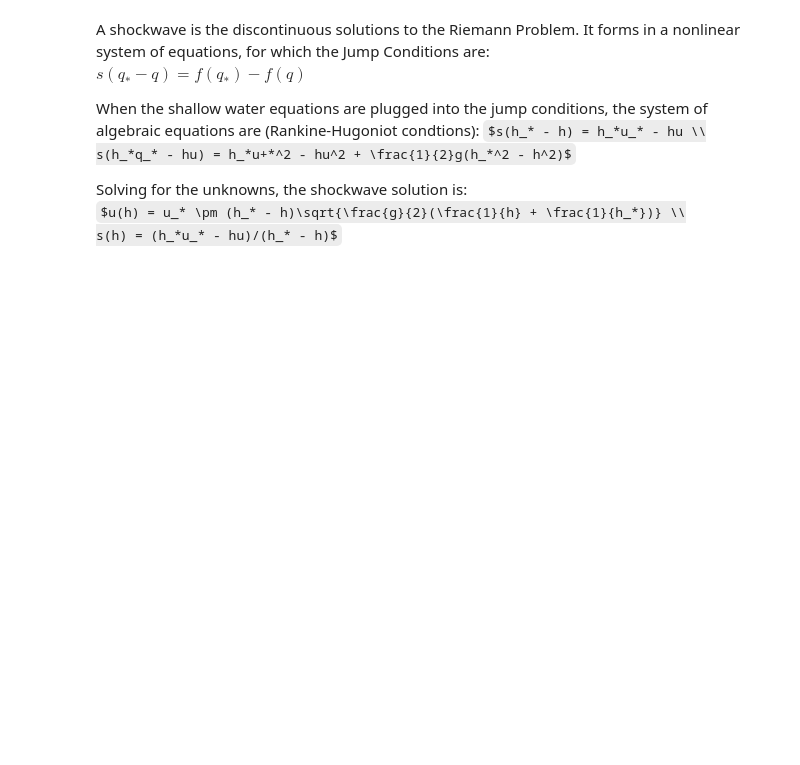
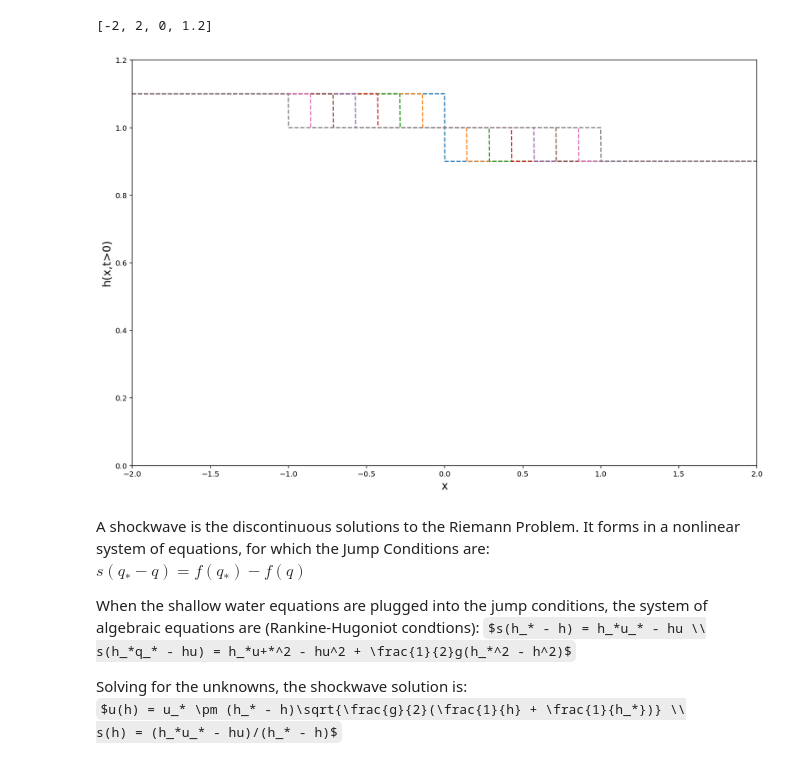
Before and after one commit to blacy/BriannaErinSeminar, a Jupyter notebook: seminar_final.ipynb, the cells around one changed output. Saved outputs shown, nothing was run; the diff lists cells and outputs as text; code cells hidden in the pictures; some formulas as TeX source; blank space fills up the shorter version.

```diff
--- a/seminar_final.ipynb
+++ b/seminar_final.ipynb
@@ -53,3 +154,24 @@ $ <br />
+# %%
+# make a movie, or plot with h(x,t) and u(x,t) for several t
+u0 = 0.0
+D0 = 1.0
+a = 0.1
+t0 =0.0
+g = 1.0
+h0 = np.concatenate((np.zeros(50)+D0+a,np.zeros(50)+D0-a))
+x = np.linspace(-10.0,10.0,10000)
+
+plt.figure(figsize=(15,10))
+for t in np.linspace(0.0,1.0,8):
+    ht,ut = h(x,t,h0,u0,t0,D0,a,g)
+    plt.plot(x,ht,linestyle='--')
+
+plt.ylabel('h(x,t>0)',fontsize=15)
+plt.xlabel('x',fontsize=15)
+plt.axis([-2,2,0,1.2])
+# %% [output]
+[-2, 2, 0, 1.2]
+[figure, added]
 # %% [markdown]
 A shockwave is the discontinuous solutions to the Riemann Problem. It forms in a nonlinear system of equations, for which the Jump Conditions are: <br />
 $s(q_* - q) = f(q_*) - f(q)$
```
Also changed, not shown: parts of 7 cells of this notebook.
